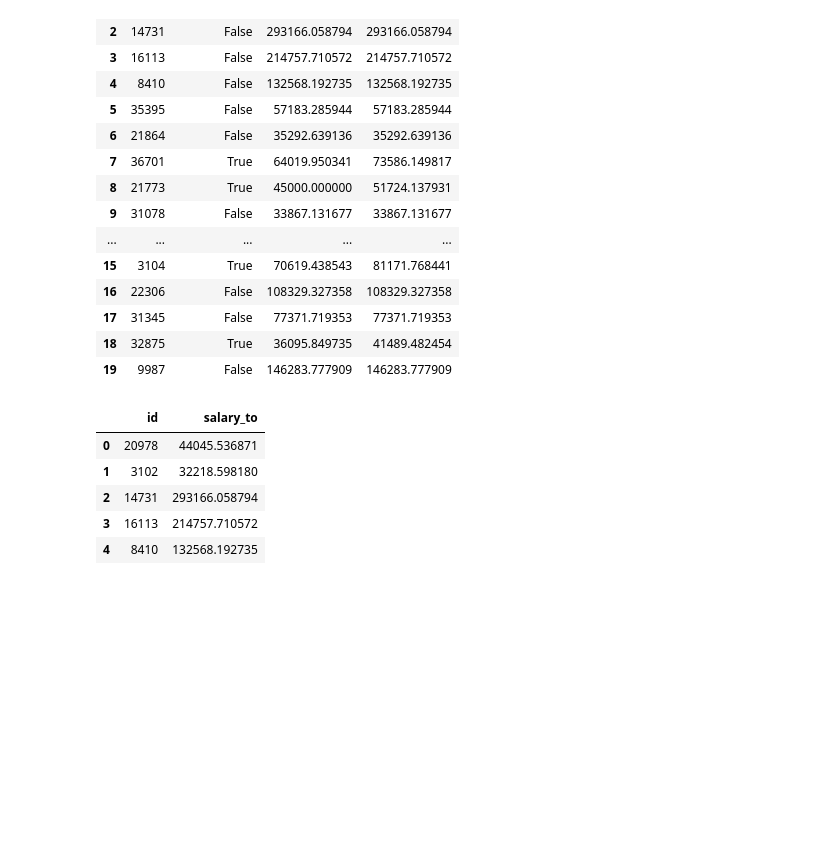
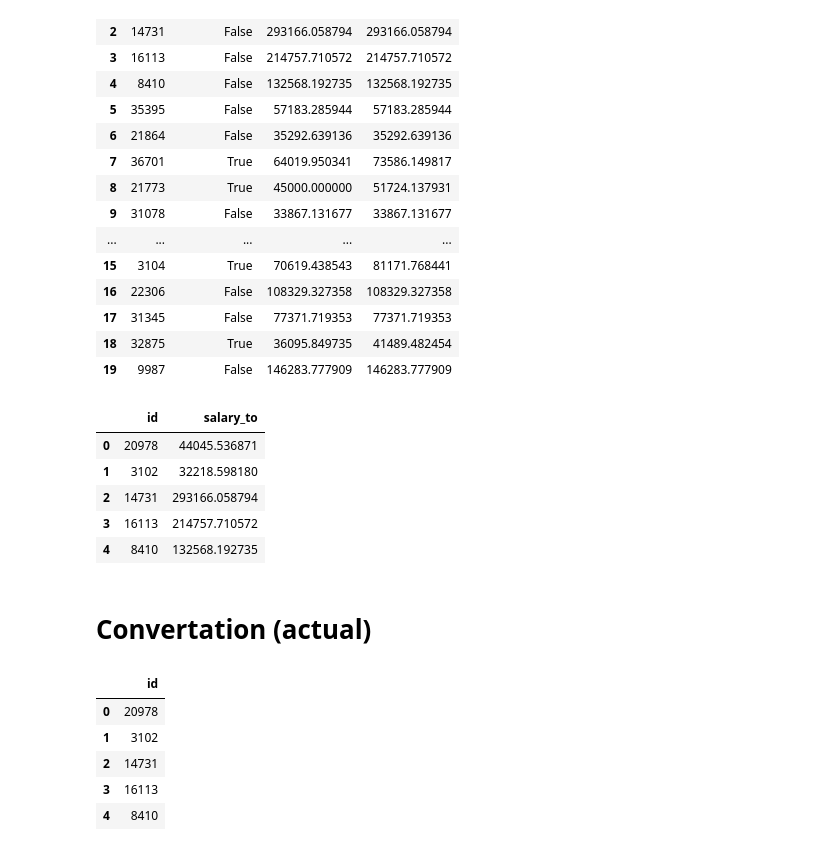
Before and after one commit to UltimateHikari/nsu-abmd-cyberhonk, a Jupyter notebook: rudometov-abmd.ipynb, the cells around one changed output. Cells and saved outputs as stored; diff of their text form; code cells hidden in the pictures; blank space fills up the shorter version.

```diff
--- a/rudometov-abmd.ipynb
+++ b/rudometov-abmd.ipynb
@@ -437,3 +476,16 @@ xid.head()
 | 4 | 8410 | 132568.192735 |
 # %%
 xid.to_csv('submission.csv', index=False)
+# %% [markdown]
+# Convertation (actual)
+# %%
+xid = pd.read_csv('X_test.csv',usecols=['id'])
+
+xid.head()
+# %% [output]
+|  | id |
+| 0 | 20978 |
+| 1 | 3102 |
+| 2 | 14731 |
+| 3 | 16113 |
+| 4 | 8410 |
```
Also changed, not shown: parts of 10 cells of this notebook.
